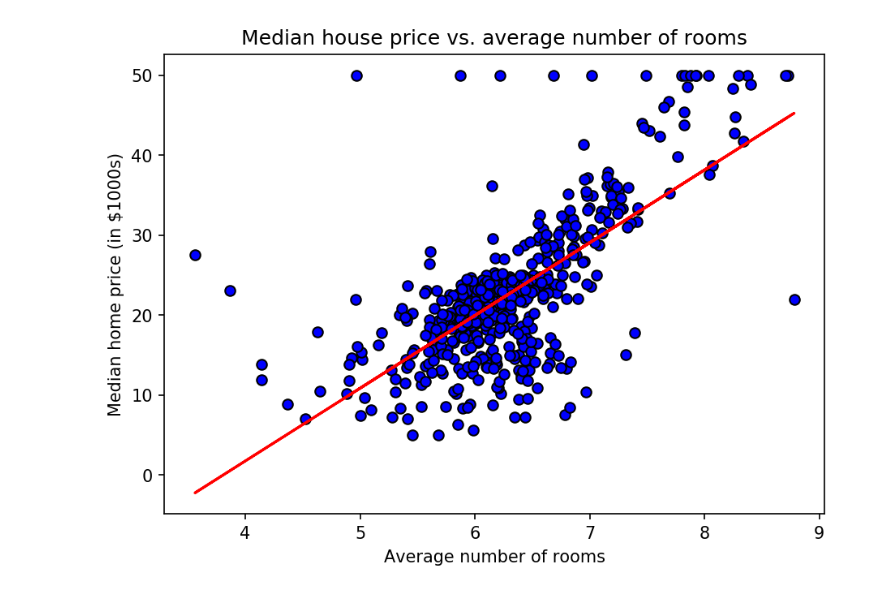
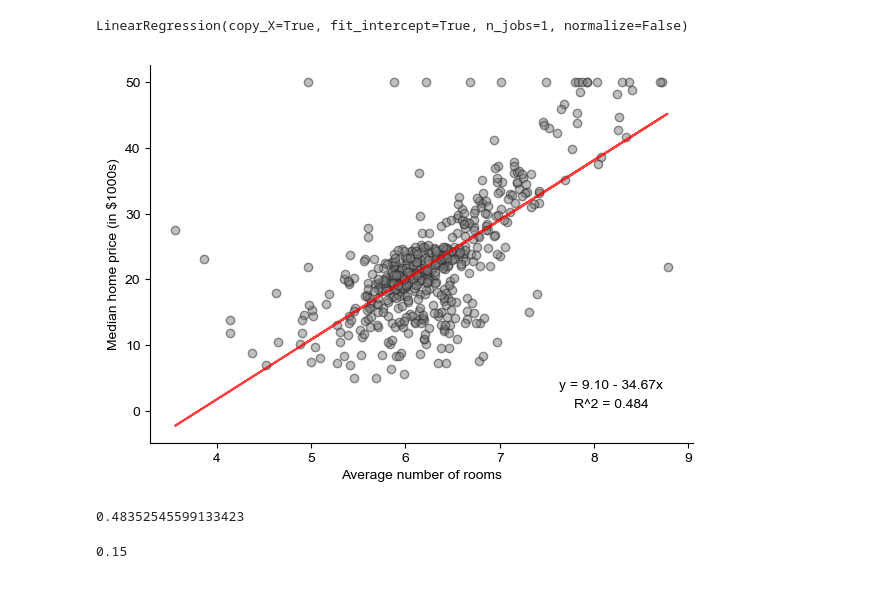
Before and after one commit to bhlmn/ds, a Jupyter notebook: docs/ml/prediction/linear_regression.ipynb, the cells around one changed output. Drawn from its saved outputs; the diff is of its cells as text; code cells hidden in the pictures.

```diff
--- a/docs/ml/prediction/linear_regression.ipynb
+++ b/docs/ml/prediction/linear_regression.ipynb
@@ -13,31 +13,11 @@ data_url = 'https://archive.ics.uci.edu/ml/machine-learning-databases/housing/ho
 colnames = ['CRIM', 'ZN', 'INDUS', 'CHAS', 'NOX', 'RM', 'AGE', 'DIS',
             'RAD', 'TAX', 'PTRATIO', 'B', 'LSTAT', 'MEDV']
 df = pd.read_csv(data_url, header=None, sep='\s+', names=colnames)
-# %%
-from sklearn.linear_model import LinearRegression
-x = df[['RM']].values
-y = df['MEDV'].values
-lm = LinearRegression()
-lm.fit(x, y)
-
-def lm_plot(x, y, model, xlab=None, ylab=None, main=None, size=(7,5), res=100):
-    plt.figure(figsize=size, dpi=res, facecolor='white', edgecolor='k')
-    plt.scatter(x, y, c='blue', edgecolors=(0, 0, 0))
-    plt.plot(x, model.predict(x), color='red')
-
-    # if we have axis labels
-    if xlab != None:
-        plt.xlabel(xlab)
-    if ylab != None:
-        plt.ylabel(ylab)
-    if main != None:
-        plt.title(main)
-    plt.show()
-    return None
-
-lm_plot(x, y, lm, xlab='Average number of rooms', ylab='Median home price (in $1000s)',
-        main='Median house price vs. average number of rooms', res=150)
-
-# TODO from here ... make this plot look prettier!
-# %% [output]
-[figure, removed]
+# %%
+from sklearn.linear_model import LinearRegression
+x = df[['RM']].values
+y = df['MEDV'].values
+lm = LinearRegression()
+lm.fit(x, y)
+# %% [output]
+LinearRegression(copy_X=True, fit_intercept=True, n_jobs=1, normalize=False)
@@ -43,0 +73,16 @@ lm_plot(x, y, lm, xlab='Average number of rooms', ylab='Median home price (in $1
+# %%
+lm_plot(x, y, lm, xlab='Average number of rooms', ylab='Median home price (in $1000s)', fitloc='bottom_right')
+
+# TODO from here ... make this plot look prettier!
+# %% [output]
+[figure, added]
+# %%
+from sklearn.metrics import r2_score
+r2_score(y, lm.predict(x))
+# %% [output]
+0.48352545599133423
+# %%
+text_x, text_y = [0.15, 0.9]
+text_x
+# %% [output]
+0.15
```
Also changed, not shown: parts of 2 cells of this notebook.
